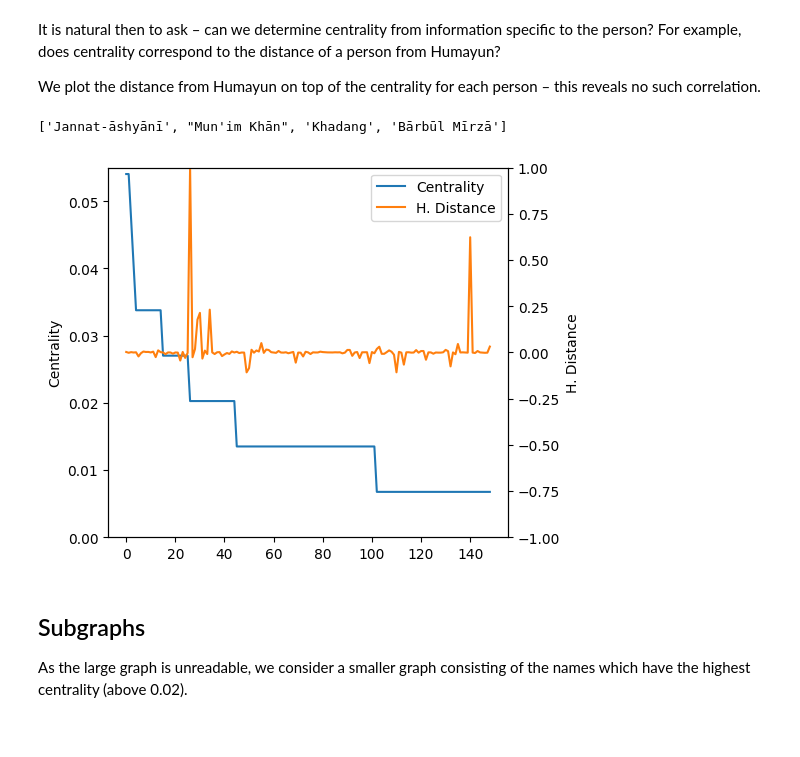
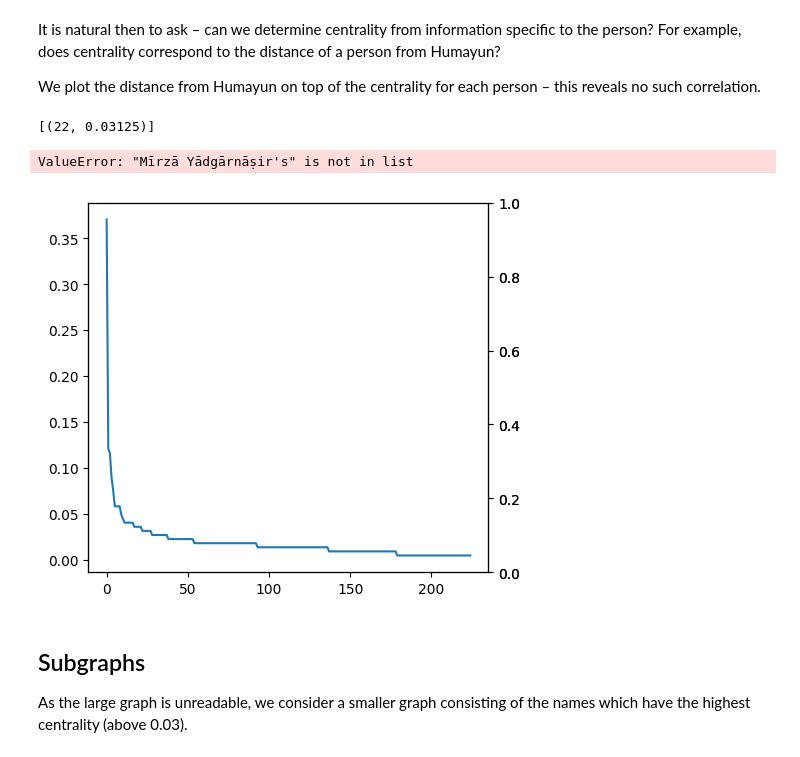
Before and after one commit to Abhinav271828/cna-mughal-history, a Jupyter notebook: cooccurrence.ipynb, the cells around one changed output. Drawn from its saved outputs; the diff is of its cells as text; code cells hidden in the pictures.

```diff
--- a/cooccurrence.ipynb
+++ b/cooccurrence.ipynb
@@ -88,7 +49,7 @@ try:
         names = []
         mapping = {}
         for line in f:
-            n = line[:-1].split(':')
+            n = line[:-1].split(';')
             all_names += n
             names.append(n[0])
             if len(n) > 1:
@@ -140,7 +121,9 @@ for i in range(n):
         adjacency[i, j] = adjacency[j, i] = val
 
 u, s, vh = np.linalg.svd(adjacency)
-print("Information content:", sum(s[:150])/sum(s)) # ~ 0.79
+print("Information content:", sum(s[:150])/sum(s)) # ~ 0.89
 embeddings = u[:, :150]
-embeddings = embeddings / np.linalg.norm(embeddings, axis=-1, keepdims = True)
+norms = np.linalg.norm(embeddings, axis=-1, keepdims=True)
+norms[norms == 0] = 1
+embeddings = embeddings / norms
 # %% [output]
@@ -156,0 +146,17 @@ seaborn.heatmap(distances[:L, :L], xticklabels=names[:L], yticklabels=names[:L])
+# %%
+#related = np.transpose((distances > 0.8).nonzero())
+#close = nx.Graph()
+#close.add_nodes_from([names[i] for i in range(len(names)) if i in related[:, 0]])
+#close.add_edges_from([(names[i], names[j]) for i, j in related if i != j])
+#components = [close.subgraph(c).copy() for c in sorted(nx.connected_components(close), key=len, reverse=True)]
+#print(len(components))
+#print([len(component) for component in components])
+#nx.draw(components[7], nx.spring_layout(components[7]), node_size=2, with_labels=True, font_size=10)
+#plt.show()
+
+clustering = KMeans(n_clusters=50)
+clustering.fit(embeddings)
+clusters = clustering.labels_
+for i in range(clusters.max()):
+    print(f"\n{i}")
+    for n in (clusters == i).nonzero()[0]: print(names[n], end=", ")
@@ -205,0 +230,2 @@ plt.show()
+# %%
+for n, _ in centrality: print(n)
@@ -207,28 +251,31 @@ plt.show()
 It is natural then to ask – can we determine centrality from information specific to the person? For example, does centrality correspond to the distance of a person from Humayun?
 
 We plot the distance from Humayun on top of the centrality for each person – this reveals no such correlation.
+# %%
+print([(i, c) for i, (n, c) in enumerate(centrality) if n == "Khānzāda Begam"])
+# %% [output]
+[(22, 0.03125)]
 # %%
 # Is centrality corresponding to distance from Humayun?
 
 fig, ax1 = plt.subplots()
 fig.subplots_adjust(right=0.75)
 ax2 = ax1.twinx()
+ax3 = ax1.twinx()
 
 p1, = ax1.plot(range(len(centrality)), [c for _, c in centrality], "C0", label="Centrality")
 p2, = ax2.plot(range(len(centrality)), [distances[1, names.index(n)] for n, _ in centrality], "C1", label="H. Distance")
+p3, = ax3.plot(range(len(centrality)), [1/i for i in range(1, len(centrality)+1)], "C2", label="1/x")
 
-ax1.set(ylim=(0, 0.055), ylabel="Centrality")
+ax1.set(ylim=(0, 0.4), ylabel="Centrality")
 ax2.set(ylim=(-1, 1), ylabel="H. Distance")
+ax3.set(ylim=(0, 0.4), ylabel="Zipf's Law")
 
-ax1.legend(handles=[p1, p2])
-
-# There are four peaks; who are they?
-top4 = np.argsort(distances[1])[::-1][10:][:4] # first 10 are nans
-[names[i] for i in top4]
+ax1.legend(handles=[p1, p2, p3])
 # %% [output]
-['Jannat-āshyānī', "Mun'im Khān", 'Khadang', 'Bārbūl Mīrzā']
+ValueError: "Mīrzā Yādgārnāṣir's" is not in list
-[figure, old version]
+[figure, new version]
 # %% [markdown]
 ## Subgraphs
-As the large graph is unreadable, we consider a smaller graph consisting of the names which have the highest centrality (above 0.02).
+As the large graph is unreadable, we consider a smaller graph consisting of the names which have the highest centrality (above 0.03).
 # %%
```
Also changed, not shown: parts of 19 cells of this notebook, 4 other files.
